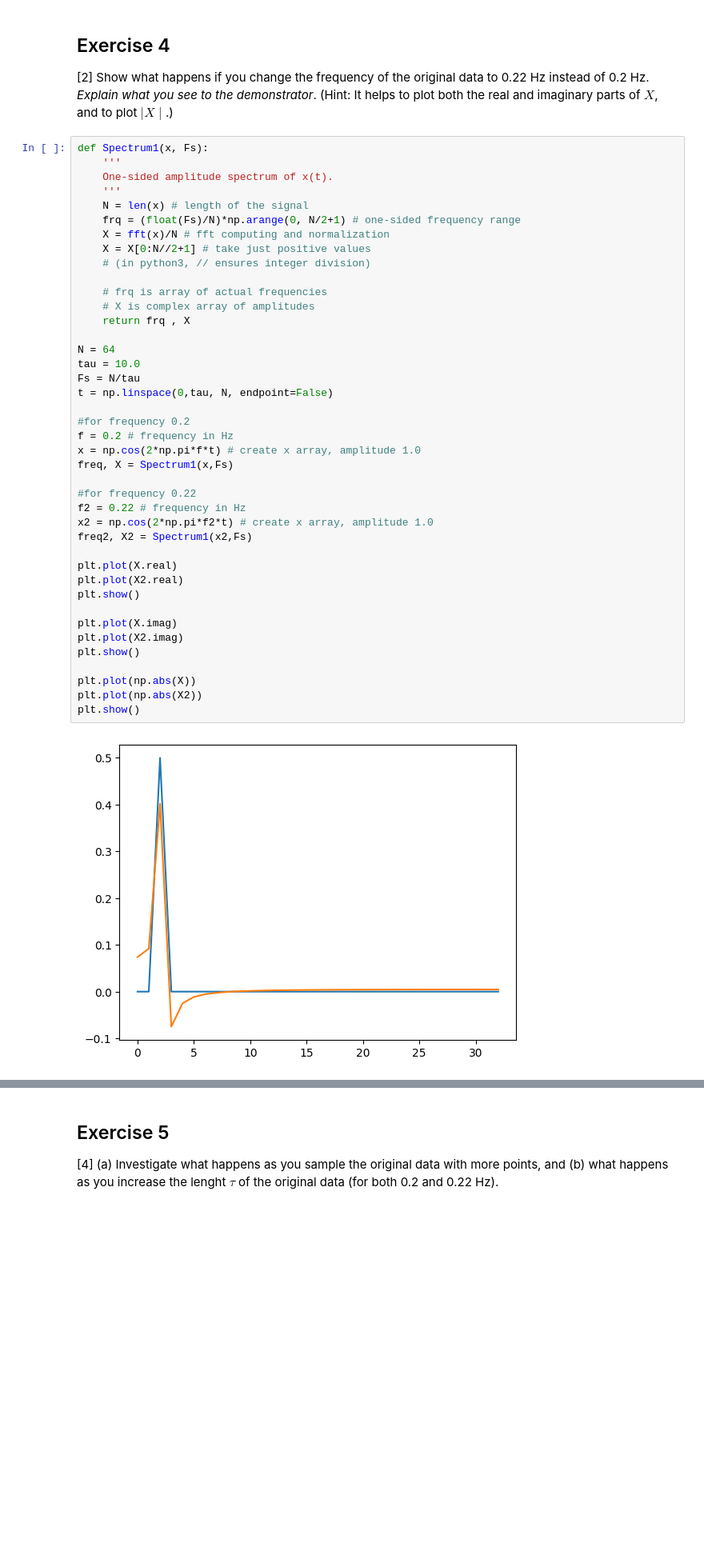
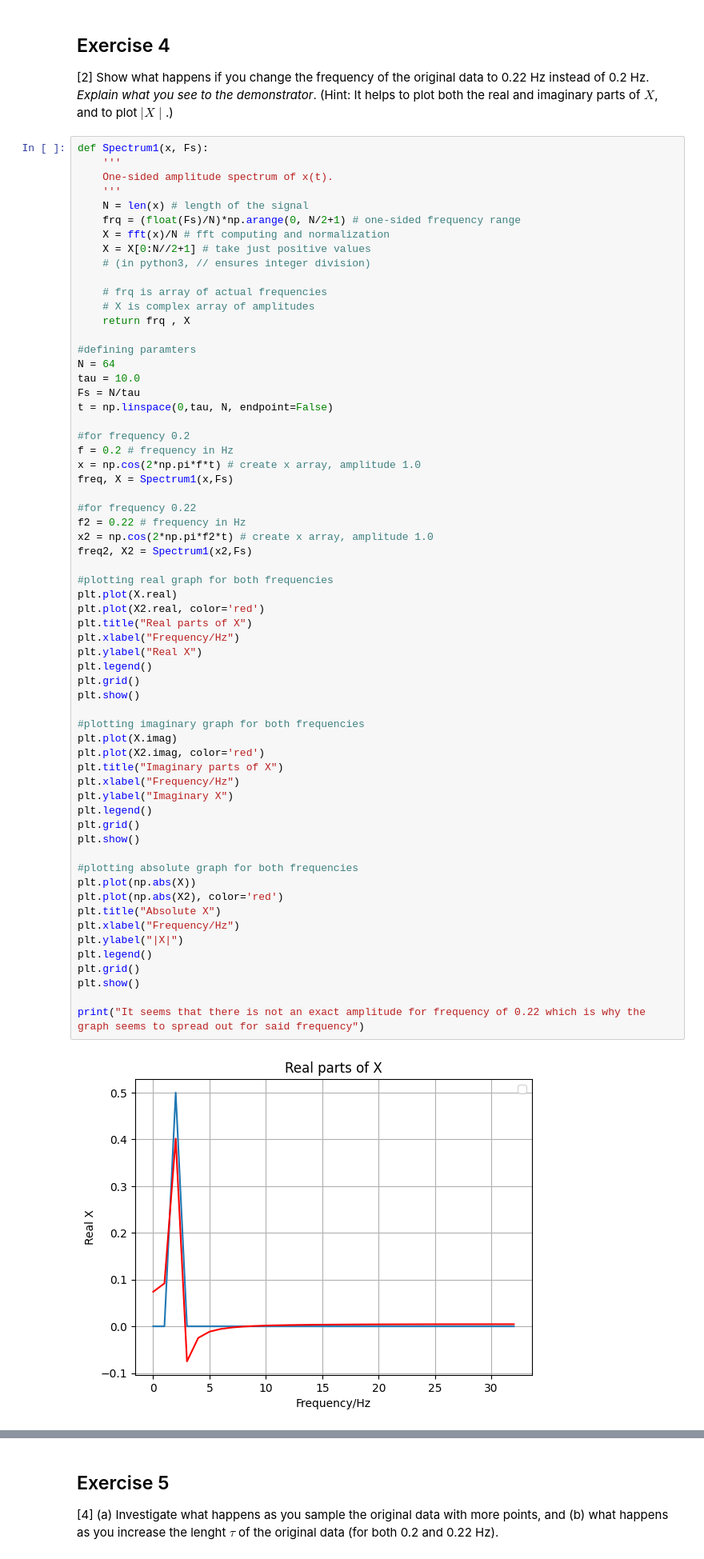
Before and after one commit to PX2145-2025/week-10-b-beckylorden, a Jupyter notebook: FFT.ipynb, the cells around one changed output, grey strips where cells are left out. Shown: that part at 80% size. Saved outputs shown, nothing was run; the diff lists cells and outputs as text; blank space fills up the shorter version.

```diff
--- a/FFT.ipynb
+++ b/FFT.ipynb
@@ -412,34 +418,55 @@ def Spectrum1(x, Fs):
     # (in python3, // ensures integer division)
 
     # frq is array of actual frequencies
     # X is complex array of amplitudes
     return frq , X
 
+#defining paramters
 N = 64
 tau = 10.0
 Fs = N/tau
 t = np.linspace(0,tau, N, endpoint=False)
 
 #for frequency 0.2
 f = 0.2 # frequency in Hz
 x = np.cos(2*np.pi*f*t) # create x array, amplitude 1.0
 freq, X = Spectrum1(x,Fs)
 
 #for frequency 0.22
 f2 = 0.22 # frequency in Hz
 x2 = np.cos(2*np.pi*f2*t) # create x array, amplitude 1.0
 freq2, X2 = Spectrum1(x2,Fs)
 
+#plotting real graph for both frequencies
 plt.plot(X.real)
-plt.plot(X2.real)
+plt.plot(X2.real, color='red')
+plt.title("Real parts of X")
+plt.xlabel("Frequency/Hz")
+plt.ylabel("Real X")
+plt.legend()
+plt.grid()
 plt.show()
 
+#plotting imaginary graph for both frequencies
 plt.plot(X.imag)
-plt.plot(X2.imag)
+plt.plot(X2.imag, color='red')
+plt.title("Imaginary parts of X")
+plt.xlabel("Frequency/Hz")
+plt.ylabel("Imaginary X")
+plt.legend()
+plt.grid()
 plt.show()
 
+#plotting absolute graph for both frequencies
 plt.plot(np.abs(X))
-plt.plot(np.abs(X2))
+plt.plot(np.abs(X2), color='red')
+plt.title("Absolute X")
+plt.xlabel("Frequency/Hz")
+plt.ylabel("|X|")
+plt.legend()
+plt.grid()
 plt.show()
+
+print("It seems that there is not an exact amplitude for frequency of 0.22 which is why the graph seems to spread out for said frequency")
 # %% [output]
-[figure, old version]
+[figure, new version]
```
Also changed, not shown: parts of 3 cells of this notebook.
